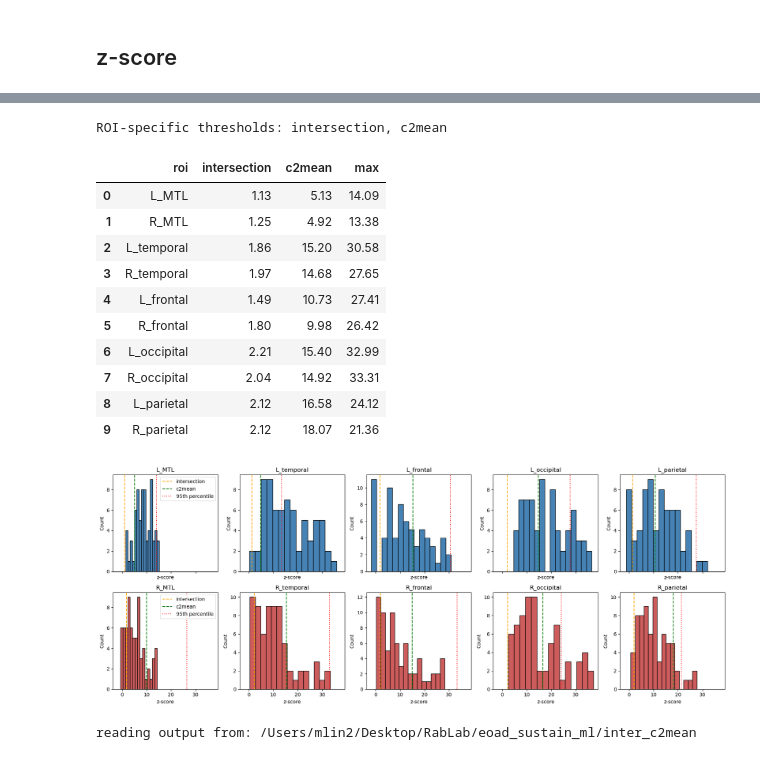
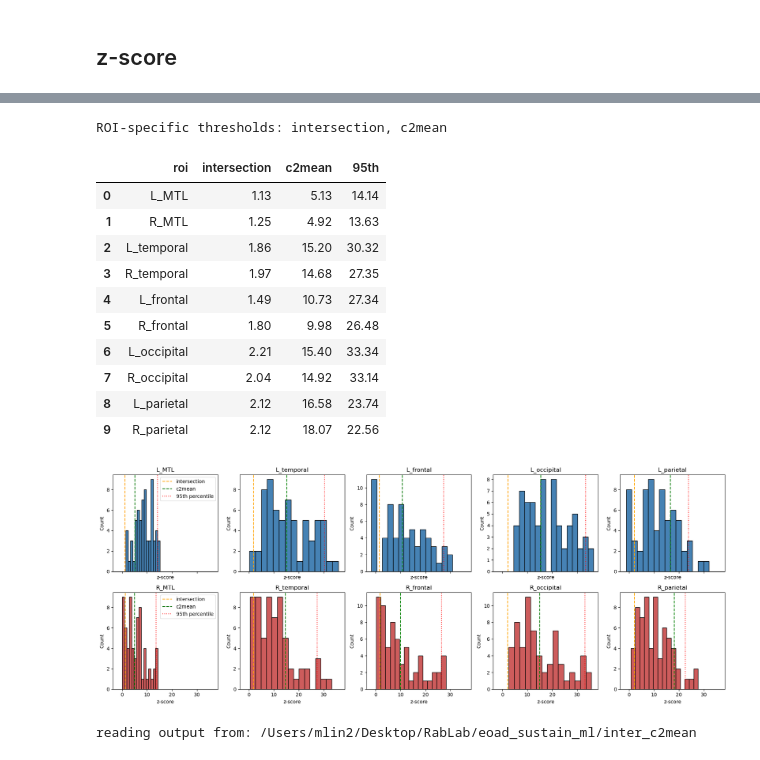
Before and after one commit to marlenelin/eoad_sustain_ml, a Jupyter notebook: notebooks/additional_sens_analysis/ucsf_rep.ipynb, the cells around one changed output, grey strips where cells are left out. Cells and saved outputs as stored; diff of their text form; code cells hidden in the pictures.

```diff
--- a/notebooks/additional_sens_analysis/ucsf_rep.ipynb
+++ b/notebooks/additional_sens_analysis/ucsf_rep.ipynb
@@ -32,8 +32,8 @@ ftp.head(2)
 # datetime
 ftp['taudate'] = pd.to_datetime(ftp['taudate'], errors='coerce')
 id_col = 'UCSFID'
-# Filter by age <= 65
-ftp = ftp[ftp['age'] <= 65]
+# Filter by age < 65
+ftp = ftp[ftp['age'] < 65]
 # earliest entry
 idx = ftp.groupby(id_col)['taudate'].idxmin()
 ftp = ftp.loc[idx].copy()
@@ -638,63 +631,85 @@ thre = pd.read_csv(data_path+'2gmm_thre_exclude.csv')
 thre = thre[['roi','intersection','c2mean']]
 #print('fixed thresholds: 2, 5, 10')
 print('ROI-specific thresholds: intersection, c2mean')
-np.round(pd.concat([thre,pd.DataFrame({'max':zmax})],axis=1),2)
+np.round(pd.concat([thre,pd.DataFrame({'95th':zmax})],axis=1),2)
 # %% [output]
 ROI-specific thresholds: intersection, c2mean
-|  | roi | intersection | c2mean | max |
-| 0 | L_MTL | 1.13 | 5.13 | 14.09 |
-| 1 | R_MTL | 1.25 | 4.92 | 13.38 |
-| 2 | L_temporal | 1.86 | 15.20 | 30.58 |
-| 3 | R_temporal | 1.97 | 14.68 | 27.65 |
-| 4 | L_frontal | 1.49 | 10.73 | 27.41 |
-| 5 | R_frontal | 1.80 | 9.98 | 26.42 |
-| 6 | L_occipital | 2.21 | 15.40 | 32.99 |
-| 7 | R_occipital | 2.04 | 14.92 | 33.31 |
-| 8 | L_parietal | 2.12 | 16.58 | 24.12 |
-| 9 | R_parietal | 2.12 | 18.07 | 21.36 |
+|  | roi | intersection | c2mean | 95th |
+| 0 | L_MTL | 1.13 | 5.13 | 14.14 |
+| 1 | R_MTL | 1.25 | 4.92 | 13.63 |
+| 2 | L_temporal | 1.86 | 15.20 | 30.32 |
+| 3 | R_temporal | 1.97 | 14.68 | 27.35 |
+| 4 | L_frontal | 1.49 | 10.73 | 27.34 |
+| 5 | R_frontal | 1.80 | 9.98 | 26.48 |
+| 6 | L_occipital | 2.21 | 15.40 | 33.34 |
+| 7 | R_occipital | 2.04 | 14.92 | 33.14 |
+| 8 | L_parietal | 2.12 | 16.58 | 23.74 |
+| 9 | R_parietal | 2.12 | 18.07 | 22.56 |
 # %%
-import matplotlib.pyplot as plt
 
-# Get thresholds for each lobe
+
+# Ensure that the thresholds and ROIs are aligned properly
 thre_lobes = thre.set_index('roi').reindex(lobes)
-intersection_vals = thre_lobes['intersection'].values
-c2mean_vals = thre_lobes['c2mean'].values
+intersection_vals = thre_lobes['intersection']
+c2mean_vals = thre_lobes['c2mean']
 
 # Calculate 95th percentile for each lobe in zdata_ucsf
-percentile95_vals = [np.percentile(zdata_ucsf[roi].dropna(), 95) for roi in lobes]
+percentile95_vals = {roi: np.percentile(zdata_ucsf[roi].dropna(), 95) for roi in lobes}
 
+# Left and Right ROIs
 left_rois = ['L_MTL', 'L_temporal', 'L_frontal', 'L_occipital', 'L_parietal']
 right_rois = ['R_MTL', 'R_temporal', 'R_frontal', 'R_occipital', 'R_parietal']
 
+# Create a 2x5 grid for histograms
 fig, axes = plt.subplots(2, 5, figsize=(18, 7), sharex=True)
+
+# Plot for left ROIs
 for i, roi in enumerate(left_rois):
     data = zdata_ucsf[roi].dropna()
+
+    # Get corresponding thresholds for the current ROI
+    intersection_val = intersection_vals[roi]
+    c2mean_val = c2mean_vals[roi]
+    percentile95_val = percentile95_vals[roi]
+
     axes[0, i].hist(data, bins=15, color='steelblue', edgecolor='black')
-    axes[0, i].axvline(intersection_vals[i], color='orange', linestyle='--', label='intersection')
-    axes[0, i].axvline(c2mean_vals[i], color='green', linestyle='--', label='c2mean')
-    axes[0, i].axvline(percentile95_vals[i], color='red', linestyle=':', label='95th percentile')
-    axes[0, i].set_title(roi)
+    axes[0, i].axvline(intersection_val, color='orange', linestyle='--', label='intersection')
+    axes[0, i].axvline(c2mean_val, color='green', linestyle='--', label='c2mean')
+    axes[0, i].axvline(percentile95_val, color='red', linestyle=':', label='95th percentile')
+
+    axes[0, i].set_title(f'{roi}')
     axes[0, i].set_xlabel('z-score')
     axes[0, i].set_ylabel('Count')
+
     if i == 0:
         axes[0, i].legend()
 
+# Plot for right ROIs
 for i, roi in enumerate(right_rois):
     data = zdata_ucsf[roi].dropna()
+
+    # Get corresponding thresholds for the current ROI
+    intersection_val = intersection_vals[roi]
+    c2mean_val = c2mean_vals[roi]
+    percentile95_val = percentile95_vals[roi]
+
     axes[1, i].hist(data, bins=15, color='indianred', edgecolor='black')
-    axes[1, i].axvline(intersection_vals[i+5], color='orange', linestyle='--', label='intersection')
-    axes[1, i].axvline(c2mean_vals[i+5], color='green', linestyle='--', label='c2mean')
-    axes[1, i].axvline(percentile95_vals[i+5], color='red', linestyle=':', label='95th percentile')
-    axes[1, i].set_title(roi)
+    axes[1, i].axvline(intersection_val, color='orange', linestyle='--', label='intersection')
+    axes[1, i].axvline(c2mean_val, color='green', linestyle='--', label='c2mean')
+    axes[1, i].axvline(percentile95_val, color='red', linestyle=':', label='95th percentile')
+
+    axes[1, i].set_title(f'{roi}')
     axes[1, i].set_xlabel('z-score')
     axes[1, i].set_ylabel('Count')
+
     if i == 0:
         axes[1, i].legend()
 
+# Adjust layout to avoid overlapping labels
 plt.tight_layout()
 plt.show()
 # %% [output]
-[figure, old version]
+[figure, new version]
 # %%
 # read model
 # Load libraries
```
Also changed, not shown: parts of 23 cells of this notebook, 4 other files.
